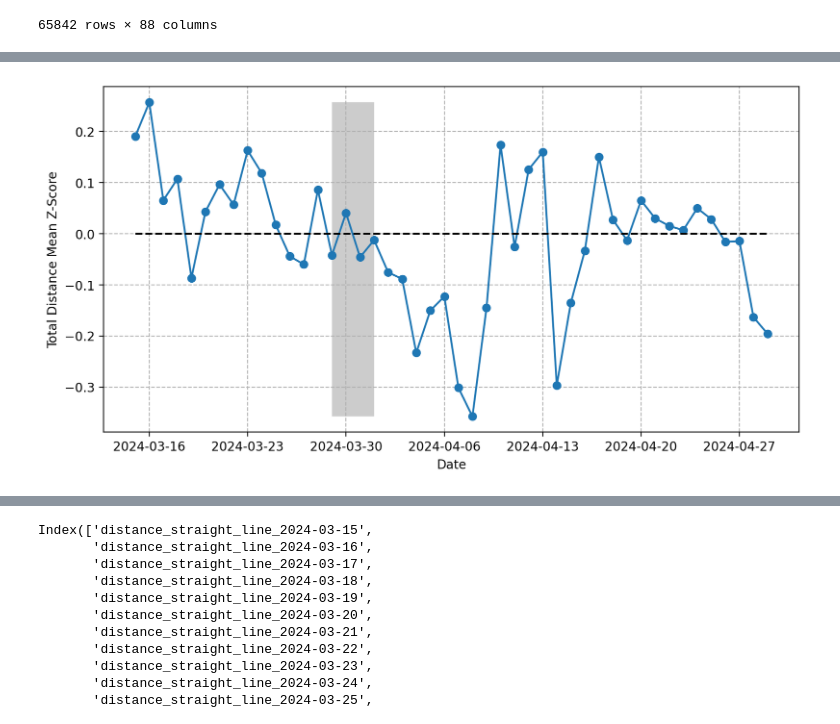
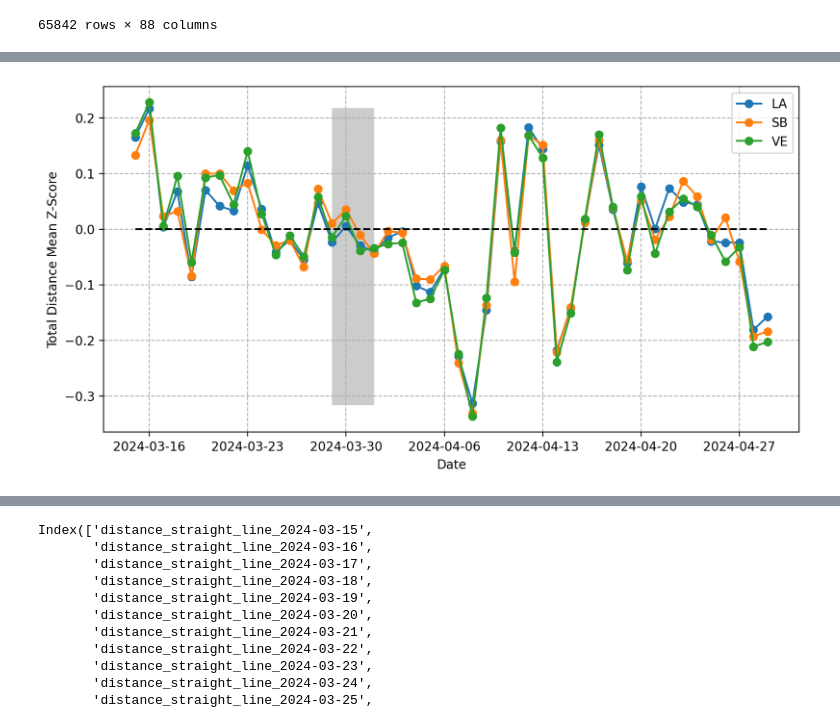
Before and after one commit to ai2es/cat-rain, a Jupyter notebook: notebooks/bootstrap_dataset_agg.ipynb, the cells around one changed output, grey strips where cells are left out. Cells and saved outputs as stored; diff of their text form; code cells hidden in the pictures.

```diff
--- a/notebooks/bootstrap_dataset_agg.ipynb
+++ b/notebooks/bootstrap_dataset_agg.ipynb
@@ -10,0 +57,3 @@ user_home_meta = pd.read_parquet("/glade/campaign/cisl/aiml/cat_flood/user_home_
+# %%
+filtered_users = df_merged.index[(user_count_dict[5] >= 15) & (ar_count_dict[5] == 1)]
+home_loc_df.loc[filtered_users].groupby("county").count()["duration"]
@@ -11,3 +68,5 @@ user_home_meta = pd.read_parquet("/glade/campaign/cisl/aiml/cat_flood/user_home_
+# %%
+user_home_meta = home_loc_df.loc[filtered_users]
 # %%
 user_home_meta
 # %% [output]
@@ -37,10 +89,9 @@ df_1 = df_1.set_index("uid")
 # %%
-ar_files = sorted(glob("/glade/campaign/cisl/aiml/cat_flood/analysis_ready_data_20251121/veraset_*.parquet"))
+ar_files = sorted(glob("/glade/campaign/cisl/aiml/cat_flood/analysis_ready_data_20251121/veraset_*.parquet"))[46:]
 ar_file = ar_files[0]
 ar_date = ar_file.split("/")[-1].split("_")[1]
 metric = 'distance_straight_line'
 df_0 = pd.read_parquet(ar_file, columns=["uid", metric])
-print(df_0)
 df_0 = df_0.set_index("uid")
 df_joined = user_home_meta.join(df_0)
 new_col = f"{metric}_{ar_date}"
@@ -106,7 +142,7 @@ df_joined[baseline_cols]
 | ffff52e9005912d53fd42be3347e91754... | NaN | NaN | NaN | NaN | ... |
 65842 rows × 88 columns
 # %%
-base_log_metric = np.log(np.maximum(df_joined[metric_cols], 0.1))
+base_log_metric = np.log(np.maximum(df_joined[metric_cols], 1e-4))
 people_means = np.nanmean(base_log_metric, axis=1)
 people_sds  = np.nanstd(base_log_metric, axis=1)
 people_ns = np.count_nonzero(~np.isnan(base_log_metric), axis=1)
@@ -127,14 +162,22 @@ dates = [x.split("_")[-1] for x in metric_cols]
 # %%
+dates = [x.split("_")[-1] for x in metric_cols]
 plt.figure(figsize=(10, 5), dpi=200)
-z_trace = np.nanmean(z_score_base, axis=0)[46:]
-d_idx = pd.DatetimeIndex(dates[46:])
+z_trace = np.nanmean(z_score_base, axis=0)
+counties = ["LA", "SB", "VE"]
+traces = []
+for county in counties:
+    traces.append(np.nanmean(z_score_base.loc[user_home_meta["county"] == county], axis=0))
+d_idx = pd.DatetimeIndex(dates)
 plt.fill_between(pd.DatetimeIndex(["2024-03-29", "2024-04-01"]), z_trace.min(), z_trace.max(), fc='0.8')
-plt.plot(d_idx, z_trace, marker='o')
+#plt.plot(d_idx, z_trace, marker='.', color='k')
+for t, trace in enumerate(traces):
+    plt.plot(d_idx, trace, marker='o', label=counties[t])
 plt.xlabel("Date")
 plt.ylabel("Total Distance Mean Z-Score")
 plt.plot(d_idx, np.zeros_like(z_trace), 'k--')
 plt.xticks(d_idx[1::7])
 plt.grid(ls='--')
+plt.legend()
 plt.savefig("mean_dist_z_score.png", bbox_inches="tight")
 # %% [output]
-[figure, old version]
+[figure, new version]
```
Also changed, not shown: parts of 63 cells of this notebook, 2 other files.
